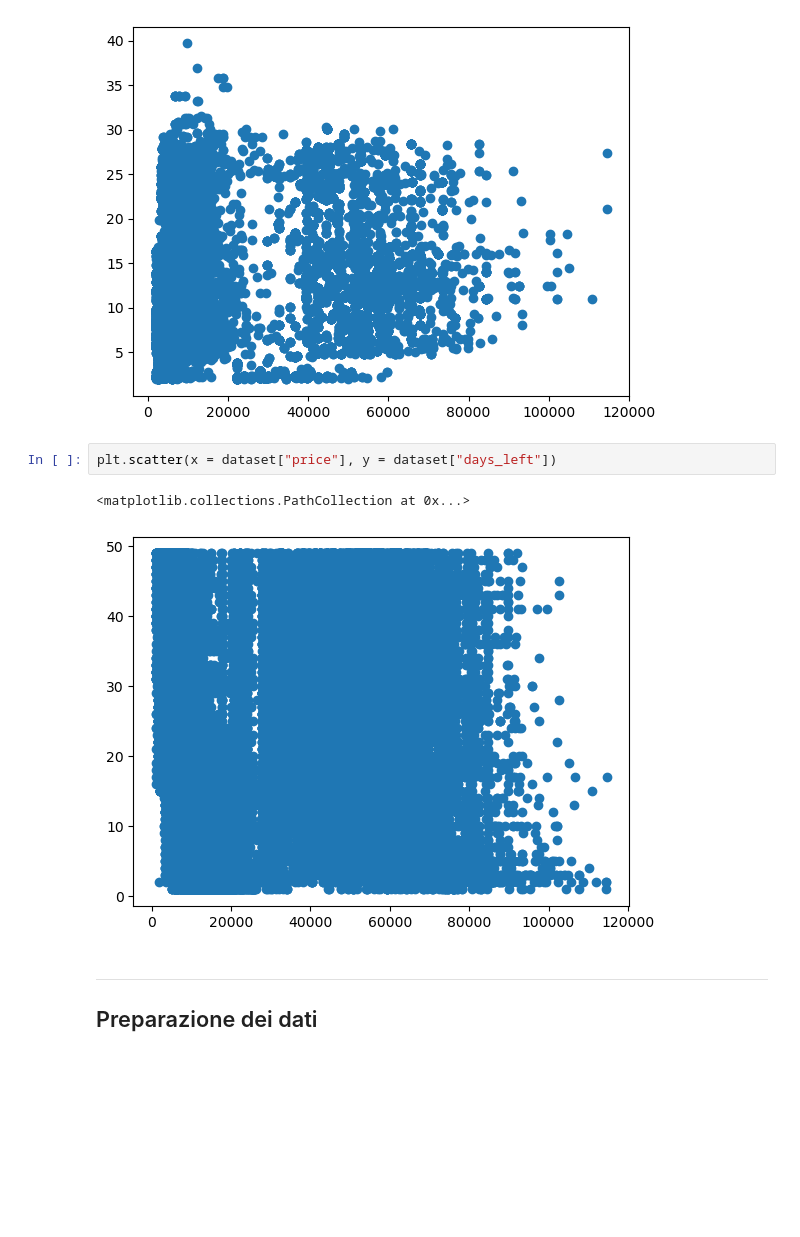
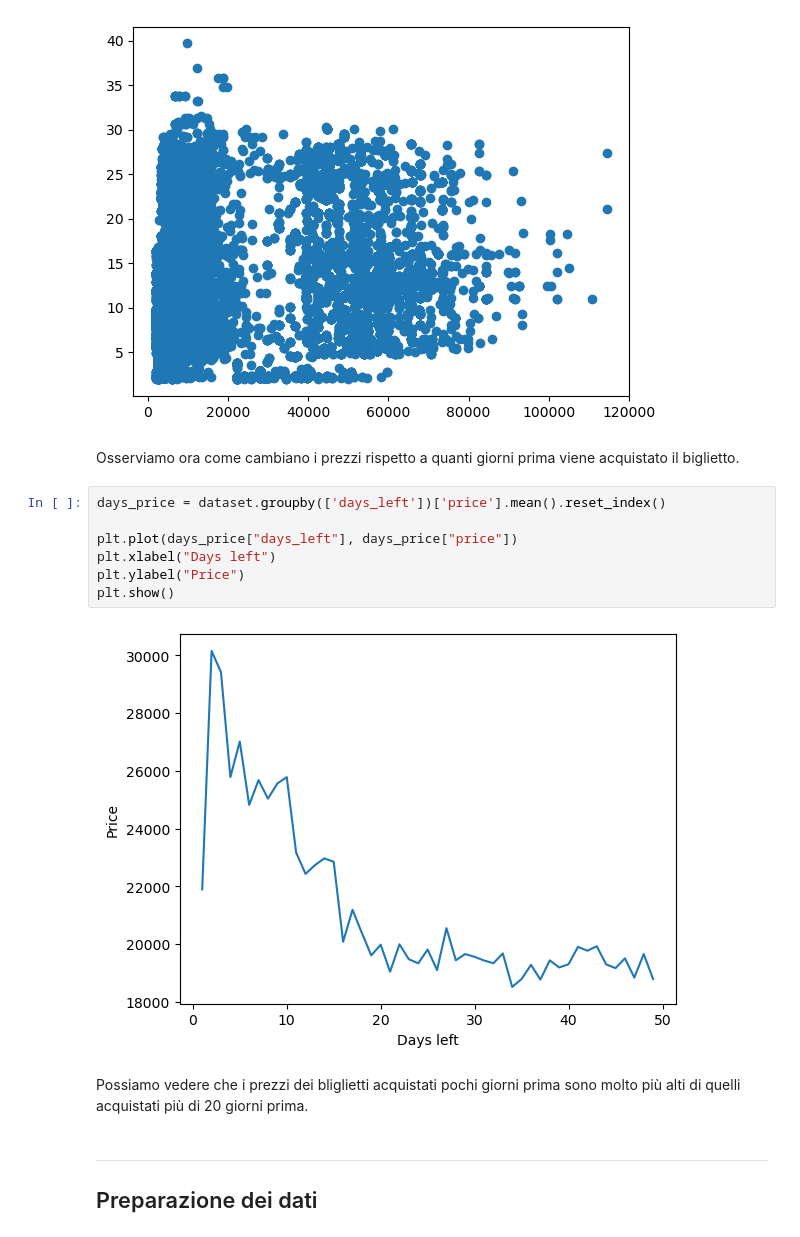
Before and after one commit to AivAiv/Flight_Price_Prediction, a Jupyter notebook: Progetto Programmazione Data Intensive.ipynb, the cells around one changed output. Drawn from its saved outputs; the diff is of its cells as text; blank space fills up the shorter version.

Commit message:
Added some regressions and updated charts

```diff
--- a/Progetto Programmazione Data Intensive.ipynb
+++ b/Progetto Programmazione Data Intensive.ipynb
@@ -230,11 +230,19 @@ plt.scatter(x = dataset[dataset["source_city"] == "Delhi"] ["price"], y = datase
 # %% [output]
 <matplotlib.collections.PathCollection at 0x...>
 [figure]
+# %% [markdown]
+Osserviamo ora come cambiano i prezzi rispetto a quanti giorni prima viene acquistato il biglietto.
 # %%
-plt.scatter(x = dataset["price"], y = dataset["days_left"])
+days_price = dataset.groupby(['days_left'])['price'].mean().reset_index()
+
+plt.plot(days_price["days_left"], days_price["price"])
+plt.xlabel("Days left")
+plt.ylabel("Price")
+plt.show()
 # %% [output]
-<matplotlib.collections.PathCollection at 0x...>
-[figure, old version]
+[figure, new version]
+# %% [markdown]
+Possiamo vedere che i prezzi dei bliglietti acquistati pochi giorni prima sono molto più alti di quelli acquistati più di 20 giorni prima.
 # %% [markdown]
 ---
 ## Preparazione dei dati
```
Also changed, not shown: parts of 10 cells of this notebook.
